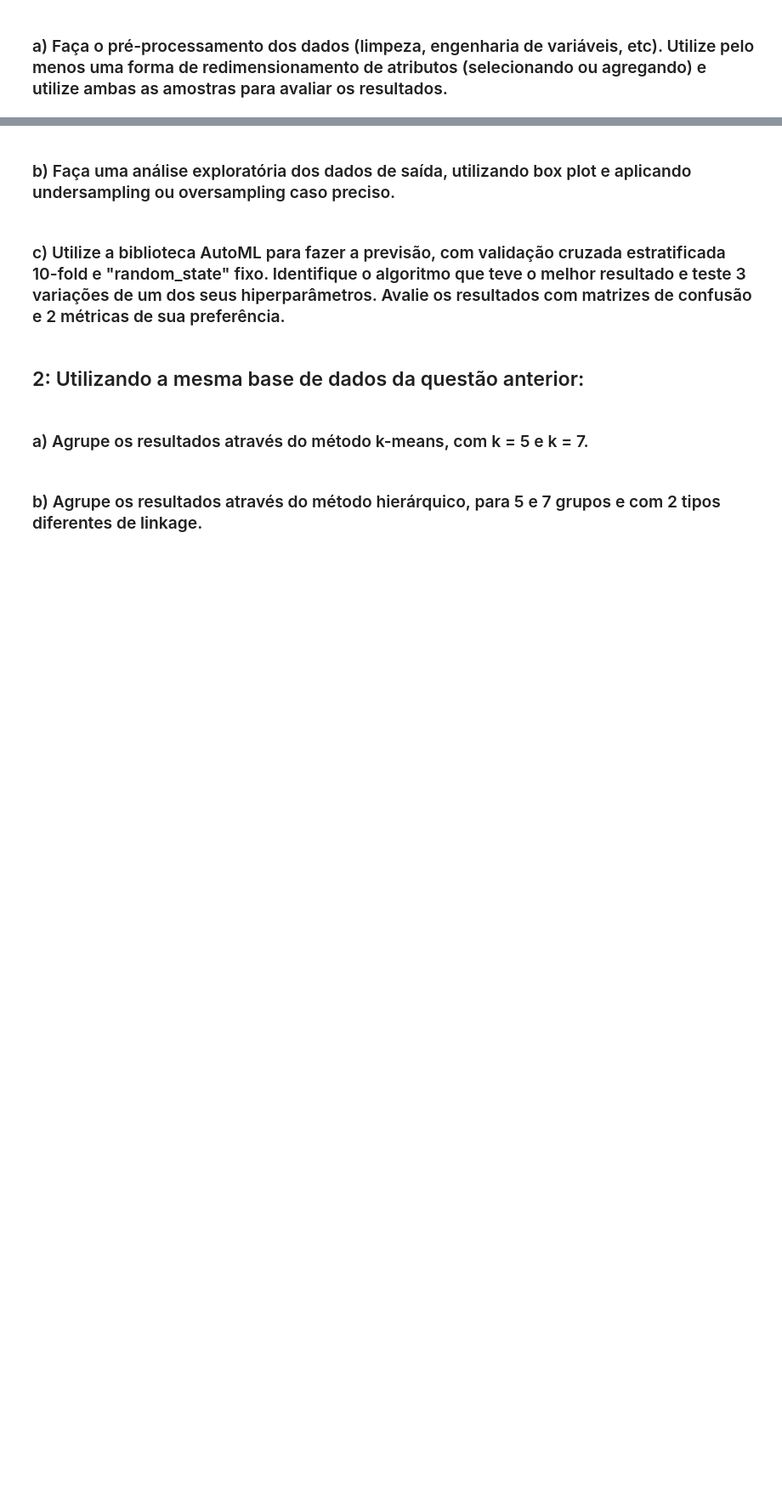
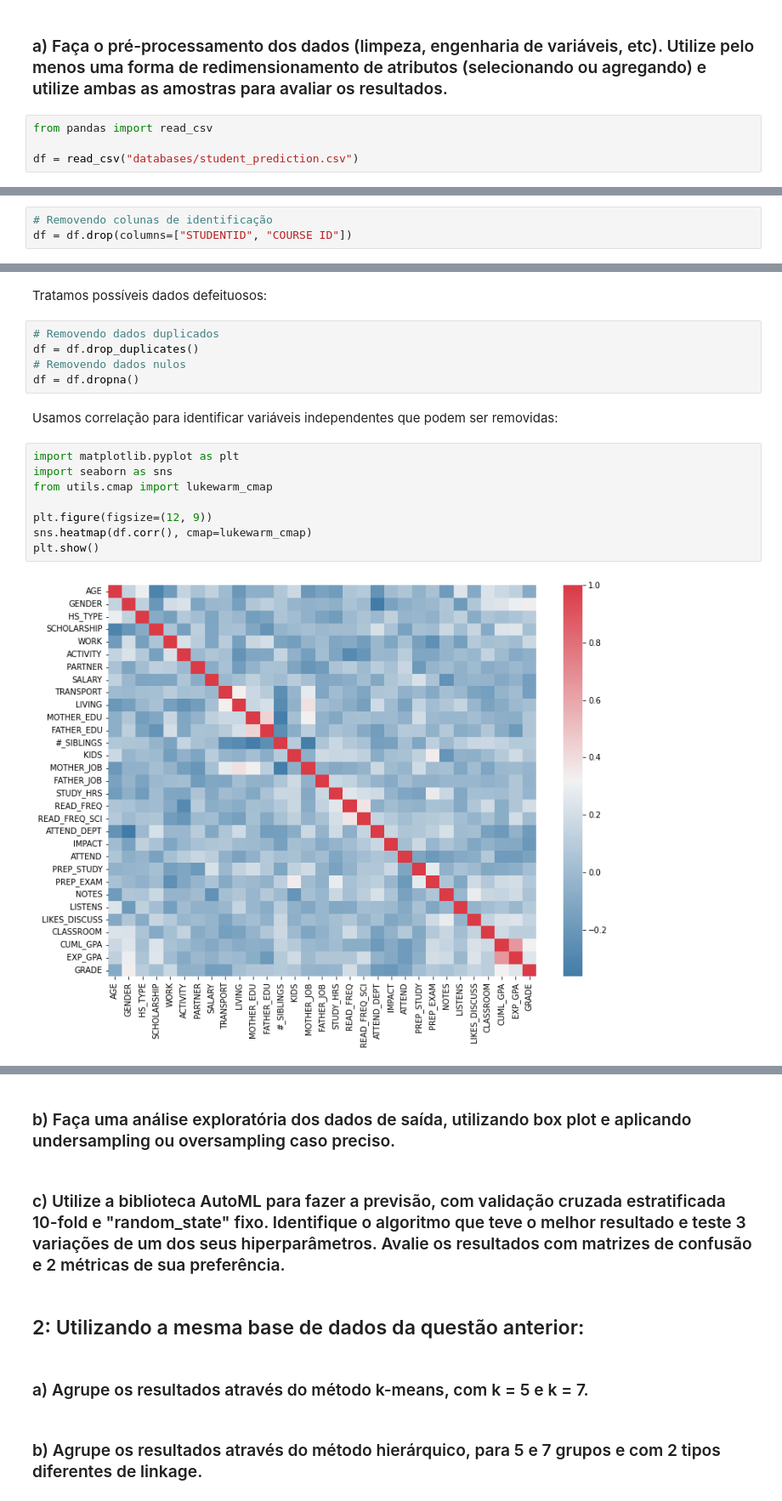
Before and after one commit to hyoretsu/ia, a Jupyter notebook: prova2.ipynb, the cells around one changed output, grey strips where cells are left out. Shown: that part at 85% size. Drawn from its saved outputs; the diff is of its cells as text; blank space fills up the shorter version.

```diff
--- a/prova2.ipynb
+++ b/prova2.ipynb
@@ -3,2 +3,6 @@
 # %% [markdown]
 ### a) Faça o pré-processamento dos dados (limpeza, engenharia de variáveis, etc). Utilize pelo menos uma forma de redimensionamento de atributos (selecionando ou agregando) e utilize ambas as amostras para avaliar os resultados.
+# %%
+from pandas import read_csv
+
+df = read_csv("databases/student_prediction.csv")
@@ -4,0 +11,3 @@
+# %%
+# Removendo colunas de identificação
+df = df.drop(columns=["STUDENTID", "COURSE ID"])
@@ -4,0 +36,19 @@
+# %% [markdown]
+Tratamos possíveis dados defeituosos:
+# %%
+# Removendo dados duplicados
+df = df.drop_duplicates()
+# Removendo dados nulos
+df = df.dropna()
+# %% [markdown]
+Usamos correlação para identificar variáveis independentes que podem ser removidas:
+# %%
+import matplotlib.pyplot as plt
+import seaborn as sns
+from utils.cmap import lukewarm_cmap
+
+plt.figure(figsize=(12, 9))
+sns.heatmap(df.corr(), cmap=lukewarm_cmap)
+plt.show()
+# %% [output]
+[figure, added]
```
Also changed, not shown: parts of 7 cells of this notebook.
